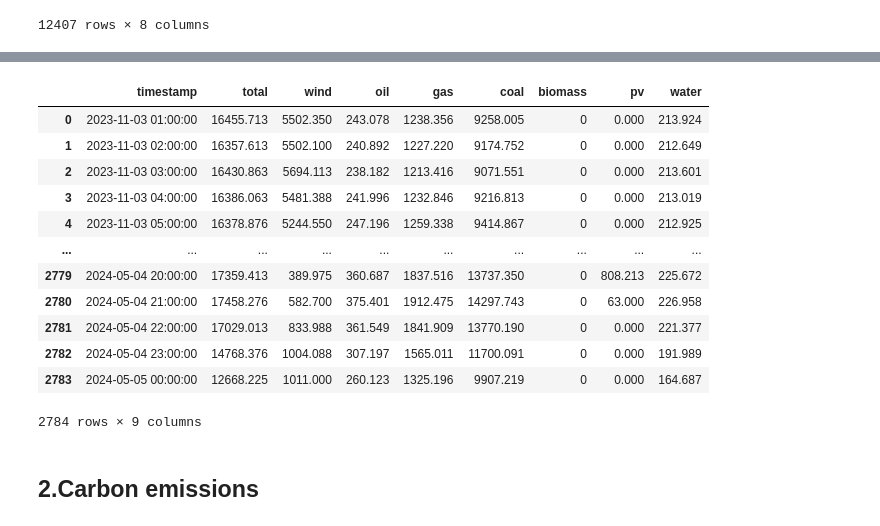
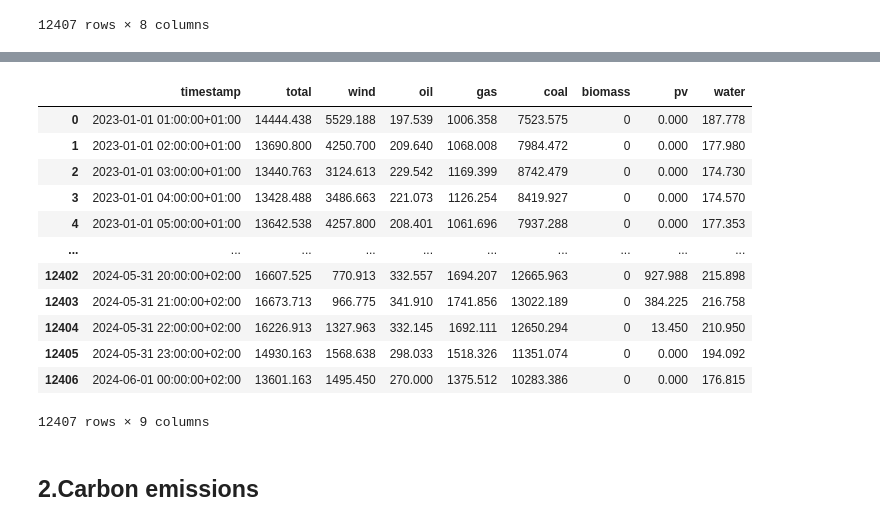
Before and after one commit to UCY-LINC-LAB/GreenAnalyzer-Project, a Jupyter notebook: energy_mix_prediction/1_getEnergyMix_CarbonEmissions.ipynb, the cells around one changed output, grey strips where cells are left out. Drawn from its saved outputs; the diff is of its cells as text; code cells hidden in the pictures.

```diff
--- a/energy_mix_prediction/1_getEnergyMix_CarbonEmissions.ipynb
+++ b/energy_mix_prediction/1_getEnergyMix_CarbonEmissions.ipynb
@@ -542,9 +547,9 @@ df_PL_hist
 12407 rows × 8 columns
 # %%
 df_PL_hist_final = df_PL_hist.copy()
-df_PL_hist_final['total_production'] = df_PL_hist_final['JWCD total generation'] + df_PL_hist_final['nJWCD total generation']
-df_PL_hist_final = df_PL_hist_final[['total_production', 'Generation of Wind Farms', 'Generation of Solar Farms', 'DateTime']]
-df_PL_hist_final.columns = ['total_production', 'wind', 'solar', 'timestamp']
+df_PL_hist_final['total'] = df_PL_hist_final['JWCD total generation'] + df_PL_hist_final['nJWCD total generation'] #total production
+df_PL_hist_final = df_PL_hist_final[['total', 'Generation of Wind Farms', 'Generation of Solar Farms', 'DateTime']]
+df_PL_hist_final.columns = ['total', 'wind', 'pv', 'timestamp']
 df_PL_hist_final.to_csv(google_drive_path + "EnergyMix_PL_historical_total_wind_solar.csv", index = False)
 df_PL_hist_final
 # %% [output]
@@ -567,77 +579,47 @@ to_csv(google_drive_path + "EnergyMix_PL_historical_raw.csv", index = False)
 # %%
-df_PL_hist = pd.read_csv(google_drive_path + "EnergyMix_PL_historical_raw.csv")
-
-# ------------------------------------------------------------------------------------------------------------
-# CONVERT DATE & TIME COLUMNS INTO A SINGLE TIMESTAMP COLUMN
-# ------------------------------------------------------------------------------------------------------------
-
-# Ensure Date is in datetime format
-df_PL_hist['Date'] = pd.to_datetime(df_PL_hist['Date'])
-
-# Function to adjust time and date
-def adjust_time(row):
-    if row['Time'] == 24:
-        row['Time'] = '00:00:00'
-        row['Date'] += pd.Timedelta(days=1)
-    else:
-        row['Time'] = f"{row['Time']:02}:00:00"
-    return row
-
-# Apply the adjustment function
-df_PL_hist = df_PL_hist.apply(adjust_time, axis=1)
-
-# Combine Date and Time into a single datetime column
-df_PL_hist['timestamp'] = pd.to_datetime(df_PL_hist['Date'].dt.strftime('%Y-%m-%d') + ' ' + df_PL_hist['Time'])
-
-
 # ------------------------------------------------------------------------------------------------------------
 # GET THE ENERGY MIX
 # ------------------------------------------------------------------------------------------------------------
 
 # Assuptions:
 # 1) For simplicity purposes, the carbon footprint of the electricity imported through interconnections will be neglected.
 # 2) For renewable sources of electrcity, there were historical data only for wind and solar farm energy generation.
 #    Hydro power was assumed to be a constant of 1.3% of the total electrcity generation based on the following article:
 #    https://notesfrompoland.com/2024/01/03/poland-produced-record-26-of-electricity-from-renewables-in-2023/
 #    The rest of the electricity generation comes from conventional power sources (oil, gas, coal)
 # 3) The themal power will be attributed to the different sources as follows:
 #    https://notesfrompoland.com/2024/01/03/poland-produced-record-26-of-electricity-from-renewables-in-2023/
 #    However, coal continued to account for almost two thirds of power production in Poland, with hard coal generating
 #    65.27 TWh (43%) and brown coal (lignite) 31.47 TWh (20.8%). Gas accounted for a further 12.94 TWh (8.5%)
 #    and oil 2.54 TWh (1.7%).
 
-df_PL_hist['total'] = df_PL_hist['JWCD total generation'] + df_PL_hist['nJWCD total generation']
+df_PL_hist_final['water'] = round(df_PL_hist_final['total'] * 0.013, 3)
 
-df_PL_hist['wind'] = df_PL_hist['Generation of Wind Farms']
-df_PL_hist['pv'] = df_PL_hist['Generation of Solar Farms']
+df_PL_hist_final['thermal'] = df_PL_hist_final['total'] - df_PL_hist_final['wind'] - df_PL_hist_final['pv'] - df_PL_hist_final['water']
 
-df_PL_hist['water'] = round(df_PL_hist['total'] * 0.013, 3)
+df_PL_hist_final['oil'] = round((2.54) / (65.27 + 31.47 + 12.94 + 2.54) * df_PL_hist_final['thermal'], 3)
 
-df_PL_hist['thermal'] = df_PL_hist['total'] - df_PL_hist['wind'] - df_PL_hist['pv'] - df_PL_hist['water']
+df_PL_hist_final['gas'] = round((12.94) / (65.27 + 31.47 + 12.94 + 2.54) * df_PL_hist_final['thermal'], 3)
 
-df_PL_hist['oil'] = round((2.54) / (65.27 + 31.47 + 12.94 + 2.54) * df_PL_hist['thermal'], 3)
+df_PL_hist_final['coal'] = round((65.27 + 31.47) / (65.27 + 31.47 + 12.94 + 2.54) * df_PL_hist_final['thermal'], 3)
 
-df_PL_hist['gas'] = round((12.94) / (65.27 + 31.47 + 12.94 + 2.54) * df_PL_hist['thermal'], 3)
+df_PL_hist_final['biomass'] = 0
 
-df_PL_hist['coal'] = round((65.27 + 31.47) / (65.27 + 31.47 + 12.94 + 2.54) * df_PL_hist['thermal'], 3)
+df_PL_hist_final['other'] = 0
 
-df_PL_hist['biomass'] = 0
-
-df_PL_hist['other'] = 0
-
-df_PL_hist[['timestamp', 'total', 'wind', 'oil', 'gas', 'coal', 'biomass', 'pv', 'water']]
+df_PL_hist_final[['timestamp', 'total', 'wind', 'oil', 'gas', 'coal', 'biomass', 'pv', 'water']]
 # %% [output]
 |  | timestamp | total | wind | oil | gas | coal | biomass | pv | water |
-| 0 | 2023-11-03 01:00:00 | 16455.713 | 5502.350 | 243.078 | 1238.356 | 9258.005 | 0 | 0.000 | 213.924 |
-| 1 | 2023-11-03 02:00:00 | 16357.613 | 5502.100 | 240.892 | 1227.220 | 9174.752 | 0 | 0.000 | 212.649 |
-| 2 | 2023-11-03 03:00:00 | 16430.863 | 5694.113 | 238.182 | 1213.416 | 9071.551 | 0 | 0.000 | 213.601 |
-| 3 | 2023-11-03 04:00:00 | 16386.063 | 5481.388 | 241.996 | 1232.846 | 9216.813 | 0 | 0.000 | 213.019 |
-| 4 | 2023-11-03 05:00:00 | 16378.876 | 5244.550 | 247.196 | 1259.338 | 9414.867 | 0 | 0.000 | 212.925 |
+| 0 | 2023-01-01 01:00:00+01:00 | 14444.438 | 5529.188 | 197.539 | 1006.358 | 7523.575 | 0 | 0.000 | 187.778 |
+| 1 | 2023-01-01 02:00:00+01:00 | 13690.800 | 4250.700 | 209.640 | 1068.008 | 7984.472 | 0 | 0.000 | 177.980 |
+| 2 | 2023-01-01 03:00:00+01:00 | 13440.763 | 3124.613 | 229.542 | 1169.399 | 8742.479 | 0 | 0.000 | 174.730 |
+| 3 | 2023-01-01 04:00:00+01:00 | 13428.488 | 3486.663 | 221.073 | 1126.254 | 8419.927 | 0 | 0.000 | 174.570 |
+| 4 | 2023-01-01 05:00:00+01:00 | 13642.538 | 4257.800 | 208.401 | 1061.696 | 7937.288 | 0 | 0.000 | 177.353 |
 | ... | ... | ... | ... | ... | ... | ... | ... | ... | ... |
-| 2779 | 2024-05-04 20:00:00 | 17359.413 | 389.975 | 360.687 | 1837.516 | 13737.350 | 0 | 808.213 | 225.672 |
-| 2780 | 2024-05-04 21:00:00 | 17458.276 | 582.700 | 375.401 | 1912.475 | 14297.743 | 0 | 63.000 | 226.958 |
-| 2781 | 2024-05-04 22:00:00 | 17029.013 | 833.988 | 361.549 | 1841.909 | 13770.190 | 0 | 0.000 | 221.377 |
-| 2782 | 2024-05-04 23:00:00 | 14768.376 | 1004.088 | 307.197 | 1565.011 | 11700.091 | 0 | 0.000 | 191.989 |
-| 2783 | 2024-05-05 00:00:00 | 12668.225 | 1011.000 | 260.123 | 1325.196 | 9907.219 | 0 | 0.000 | 164.687 |
+| 12402 | 2024-05-31 20:00:00+02:00 | 16607.525 | 770.913 | 332.557 | 1694.207 | 12665.963 | 0 | 927.988 | 215.898 |
+| 12403 | 2024-05-31 21:00:00+02:00 | 16673.713 | 966.775 | 341.910 | 1741.856 | 13022.189 | 0 | 384.225 | 216.758 |
+| 12404 | 2024-05-31 22:00:00+02:00 | 16226.913 | 1327.963 | 332.145 | 1692.111 | 12650.294 | 0 | 13.450 | 210.950 |
+| 12405 | 2024-05-31 23:00:00+02:00 | 14930.163 | 1568.638 | 298.033 | 1518.326 | 11351.074 | 0 | 0.000 | 194.092 |
+| 12406 | 2024-06-01 00:00:00+02:00 | 13601.163 | 1495.450 | 270.000 | 1375.512 | 10283.386 | 0 | 0.000 | 176.815 |
-2784 rows × 9 columns
+12407 rows × 9 columns
 # %%
```
Also changed, not shown: parts of 11 cells of this notebook, 4 other files.
